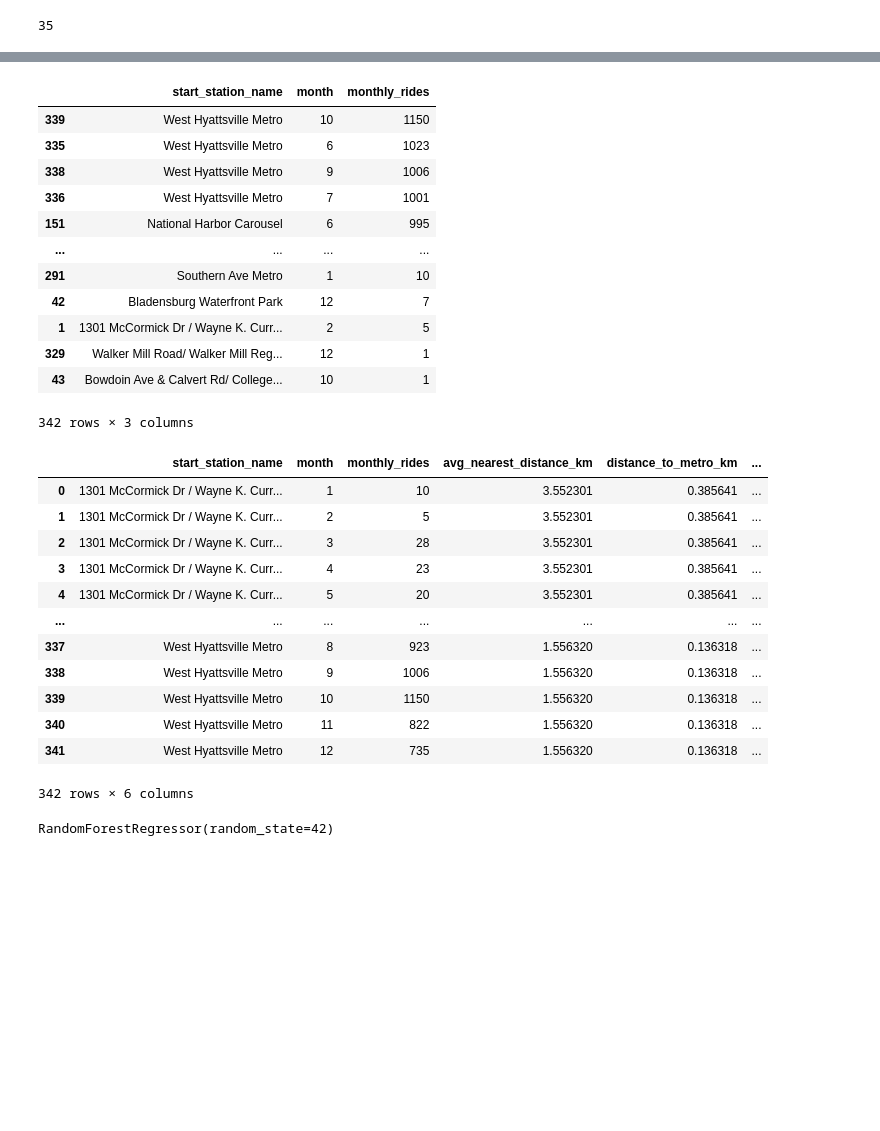
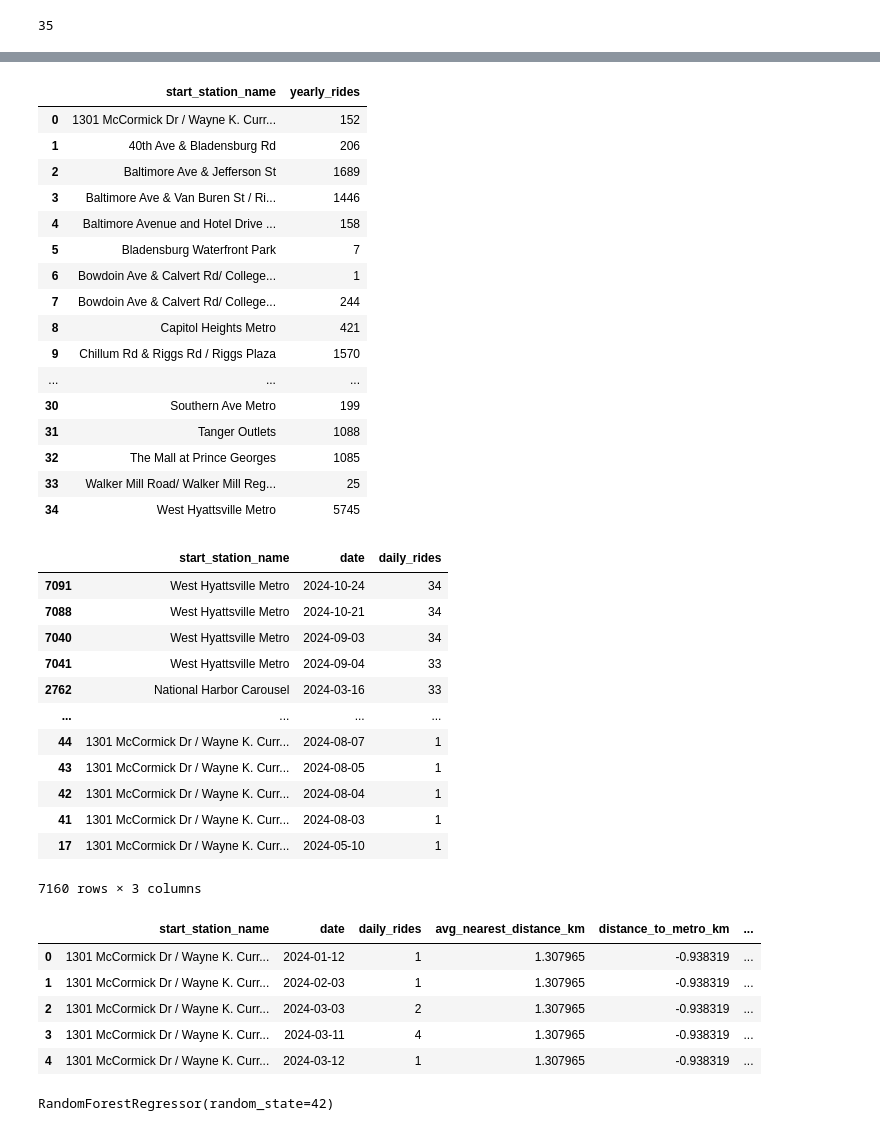
Before and after one commit to pabs-llama/projects, a Jupyter notebook: project_3_ capitalbikeshare/linear_regression_pg.ipynb, the cells around one changed output, grey strips where cells are left out. Saved outputs shown, nothing was run; the diff lists cells and outputs as text; code cells hidden in the pictures; blank space fills up the shorter version.

Commit message:
ML to predict daily avg_rides depending on day of week, for each unique station. Good results. Testing for overfitting

```diff
--- a/project_3_ capitalbikeshare/linear_regression_pg.ipynb
+++ b/project_3_ capitalbikeshare/linear_regression_pg.ipynb
@@ -678,3 +640,5 @@ Name: count, dtype: int64
+# %%
+prince_george_2024 = prince_george_fixed[prince_george_fixed["year"]==2024]
 # %%
 
-monthly_rides = prince_george_fixed.groupby(["start_station_name", "month"],observed=False).size().reset_index(name="monthly_rides")
+daily_rides = prince_george_2024.groupby(["start_station_name", "date"],observed=False).size().reset_index(name="daily_rides")
@@ -681,16 +691,36 @@ monthly_rides = prince_george_fixed.groupby(["start_station_name", "month"],obse
+# %%
+yearly_rides
+# %% [output]
+|  | start_station_name | yearly_rides |
+| 0 | 1301 McCormick Dr / Wayne K. Curr... | 152 |
+| 1 | 40th Ave & Bladensburg Rd | 206 |
+| 2 | Baltimore Ave & Jefferson St | 1689 |
+| 3 | Baltimore Ave & Van Buren St / Ri... | 1446 |
+| 4 | Baltimore Avenue and Hotel Drive ... | 158 |
+| 5 | Bladensburg Waterfront Park | 7 |
+| 6 | Bowdoin Ave & Calvert Rd/ College... | 1 |
+| 7 | Bowdoin Ave & Calvert Rd/ College... | 244 |
+| 8 | Capitol Heights Metro | 421 |
+| 9 | Chillum Rd & Riggs Rd / Riggs Plaza | 1570 |
+| ... | ... | ... |
+| 30 | Southern Ave Metro | 199 |
+| 31 | Tanger Outlets | 1088 |
+| 32 | The Mall at Prince Georges | 1085 |
+| 33 | Walker Mill Road/ Walker Mill Reg... | 25 |
+| 34 | West Hyattsville Metro | 5745 |
 # %%
-monthly_rides.sort_values(by="monthly_rides", ascending=False)
+daily_rides.sort_values(by="daily_rides", ascending=False)
 # %% [output]
-|  | start_station_name | month | monthly_rides |
-| 339 | West Hyattsville Metro | 10 | 1150 |
-| 335 | West Hyattsville Metro | 6 | 1023 |
-| 338 | West Hyattsville Metro | 9 | 1006 |
-| 336 | West Hyattsville Metro | 7 | 1001 |
-| 151 | National Harbor Carousel | 6 | 995 |
+|  | start_station_name | date | daily_rides |
+| 7091 | West Hyattsville Metro | 2024-10-24 | 34 |
+| 7088 | West Hyattsville Metro | 2024-10-21 | 34 |
+| 7040 | West Hyattsville Metro | 2024-09-03 | 34 |
+| 7041 | West Hyattsville Metro | 2024-09-04 | 33 |
+| 2762 | National Harbor Carousel | 2024-03-16 | 33 |
 | ... | ... | ... | ... |
-| 291 | Southern Ave Metro | 1 | 10 |
-| 42 | Bladensburg Waterfront Park | 12 | 7 |
-| 1 | 1301 McCormick Dr / Wayne K. Curr... | 2 | 5 |
-| 329 | Walker Mill Road/ Walker Mill Reg... | 12 | 1 |
-| 43 | Bowdoin Ave & Calvert Rd/ College... | 10 | 1 |
+| 44 | 1301 McCormick Dr / Wayne K. Curr... | 2024-08-07 | 1 |
+| 43 | 1301 McCormick Dr / Wayne K. Curr... | 2024-08-05 | 1 |
+| 42 | 1301 McCormick Dr / Wayne K. Curr... | 2024-08-04 | 1 |
+| 41 | 1301 McCormick Dr / Wayne K. Curr... | 2024-08-03 | 1 |
+| 17 | 1301 McCormick Dr / Wayne K. Curr... | 2024-05-10 | 1 |
-342 rows × 3 columns
+7160 rows × 3 columns
@@ -697,21 +731,17 @@ monthly_rides.sort_values(by="monthly_rides", ascending=False)
 # %%
-full_df = monthly_rides.merge(station_features, on="start_station_name", how="left")
+full_df = daily_rides.merge(station_features, on="start_station_name", how="left")
+# %%
+full_df["day_of_week"] = pd.to_datetime(full_df["date"]).dt.weekday
+full_df["month"] = pd.to_datetime(full_df["date"]).dt.month
 # %%
-full_df
+full_df.head()
 # %% [output]
-|  | start_station_name | month | monthly_rides | avg_nearest_distance_km | distance_to_metro_km | ... |
-| 0 | 1301 McCormick Dr / Wayne K. Curr... | 1 | 10 | 3.552301 | 0.385641 | ... |
-| 1 | 1301 McCormick Dr / Wayne K. Curr... | 2 | 5 | 3.552301 | 0.385641 | ... |
-| 2 | 1301 McCormick Dr / Wayne K. Curr... | 3 | 28 | 3.552301 | 0.385641 | ... |
-| 3 | 1301 McCormick Dr / Wayne K. Curr... | 4 | 23 | 3.552301 | 0.385641 | ... |
-| 4 | 1301 McCormick Dr / Wayne K. Curr... | 5 | 20 | 3.552301 | 0.385641 | ... |
-| ... | ... | ... | ... | ... | ... | ... |
-| 337 | West Hyattsville Metro | 8 | 923 | 1.556320 | 0.136318 | ... |
-| 338 | West Hyattsville Metro | 9 | 1006 | 1.556320 | 0.136318 | ... |
-| 339 | West Hyattsville Metro | 10 | 1150 | 1.556320 | 0.136318 | ... |
-| 340 | West Hyattsville Metro | 11 | 822 | 1.556320 | 0.136318 | ... |
-| 341 | West Hyattsville Metro | 12 | 735 | 1.556320 | 0.136318 | ... |
+|  | start_station_name | date | daily_rides | avg_nearest_distance_km | distance_to_metro_km | ... |
+| 0 | 1301 McCormick Dr / Wayne K. Curr... | 2024-01-12 | 1 | 1.307965 | -0.938319 | ... |
+| 1 | 1301 McCormick Dr / Wayne K. Curr... | 2024-02-03 | 1 | 1.307965 | -0.938319 | ... |
+| 2 | 1301 McCormick Dr / Wayne K. Curr... | 2024-03-03 | 2 | 1.307965 | -0.938319 | ... |
+| 3 | 1301 McCormick Dr / Wayne K. Curr... | 2024-03-11 | 4 | 1.307965 | -0.938319 | ... |
+| 4 | 1301 McCormick Dr / Wayne K. Curr... | 2024-03-12 | 1 | 1.307965 | -0.938319 | ... |
-342 rows × 6 columns
 # %%
 from sklearn.preprocessing import StandardScaler
 
```
Also changed, not shown: parts of 38 cells of this notebook, 1 other file.
